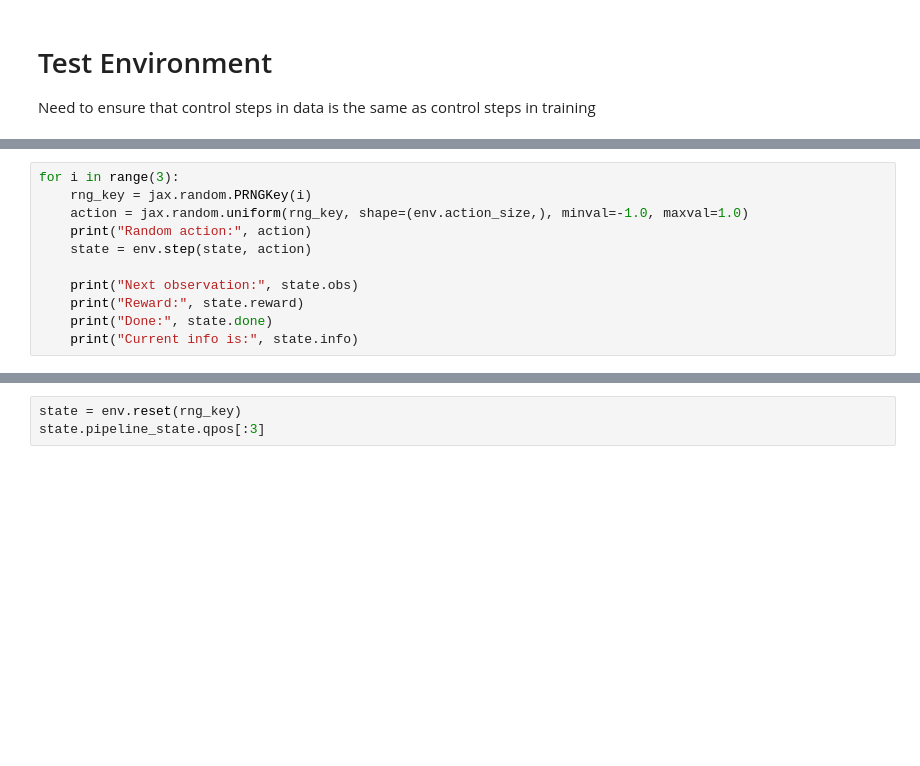
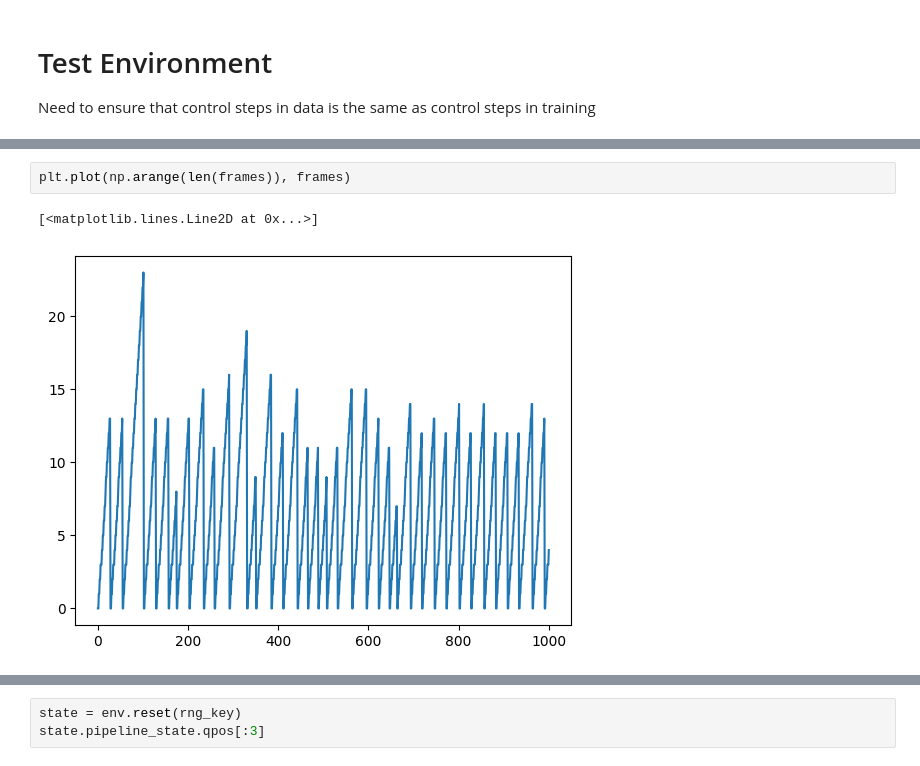
Before and after one commit to talmolab/track-mjx, a Jupyter notebook: notebooks/env_test.ipynb, the cells around one changed output, grey strips where cells are left out. Drawn from its saved outputs; the diff is of its cells as text; blank space fills up the shorter version.

```diff
--- a/notebooks/env_test.ipynb
+++ b/notebooks/env_test.ipynb
@@ -148,11 +136,0 @@ Initial observation: [ 0.00230872 -0.00026385 -0.00083562 ...  0.0002936  -0.000
-# %%
-for i in range(3):
-    rng_key = jax.random.PRNGKey(i)
-    action = jax.random.uniform(rng_key, shape=(env.action_size,), minval=-1.0, maxval=1.0)
-    print("Random action:", action)
-    state = env.step(state, action)
-
-    print("Next observation:", state.obs)
-    print("Reward:", state.reward)
-    print("Done:", state.done)
-    print("Current info is:", state.info)
@@ -185,0 +183,5 @@ env._reference_clips.position.shape
+# %%
+plt.plot(np.arange(len(frames)), frames)
+# %% [output]
+[<matplotlib.lines.Line2D at 0x...>]
+[figure, added]
```
Also changed, not shown: parts of 13 cells of this notebook, 1 other file.
